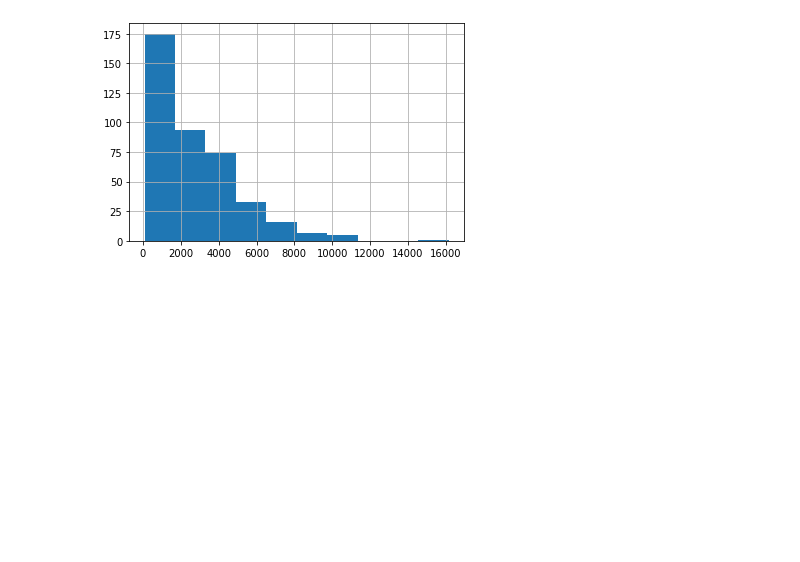
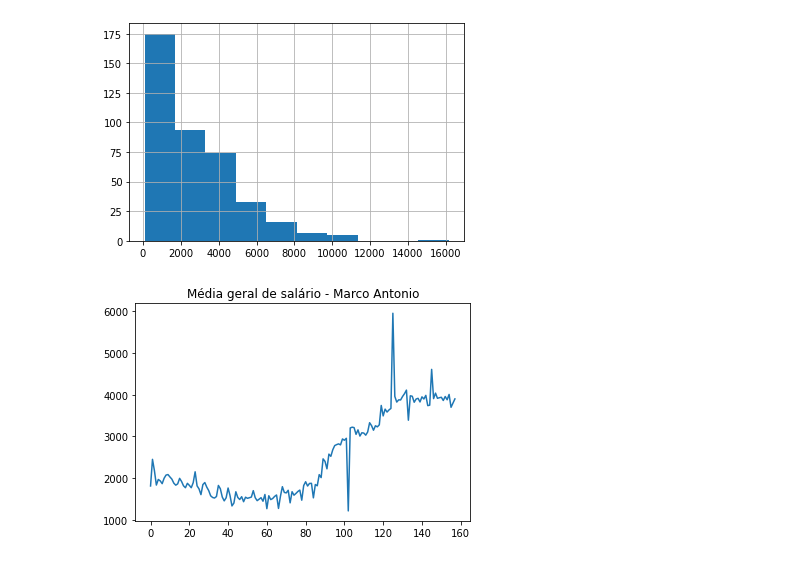
Before and after one commit to sousamaf/jupyter_ia, a Jupyter notebook: data/home/md/folha_de_pagamento_Unitins.ipynb, the cells around one changed output. Drawn from its saved outputs; the diff is of its cells as text; code cells hidden in the pictures; blank space fills up the shorter version.

```diff
--- a/data/home/md/folha_de_pagamento_Unitins.ipynb
+++ b/data/home/md/folha_de_pagamento_Unitins.ipynb
@@ -100,9 +88,6 @@ Moda:  0.0
 [figure]
 # %% [markdown]
 ## Descrição do campo salário bruto: média, menor, maior e moda.
-# %%
-df['TOTAL VENCIMENTO*'] = df['TOTAL VENCIMENTO*'].str.replace('.', "")
-df['TOTAL VENCIMENTO*'] = df['TOTAL VENCIMENTO*'].str.replace(',', ".").astype(float)
 # %%
 df['TOTAL VENCIMENTO*'].hist()
 
@@ -116,3 +101,19 @@ Menor:  82.13
 Maior:  16166.67
 Moda:  720.0
 [figure]
+# %%
+media_mensal = []
+for ano in range(2008, 2022):
+    for mes in range(1, 13):
+        filtro_referencia = (df['referencia'] == "{}_{:02}".format(ano, mes))
+        media = np.mean(df[filtro_referencia]['SALÁRIO LÍQUIDO'])
+        if pd.isnull(media) == False:
+            media_mensal.append(media)
+# %%
+ypoints = np.array(media_mensal)
+
+plt.plot(ypoints)
+plt.title("Média geral de salário - Marco Antonio")
+plt.show()
+# %% [output]
+[figure, added]
```
Also changed, not shown: parts of 5 cells of this notebook, 2 other files.
